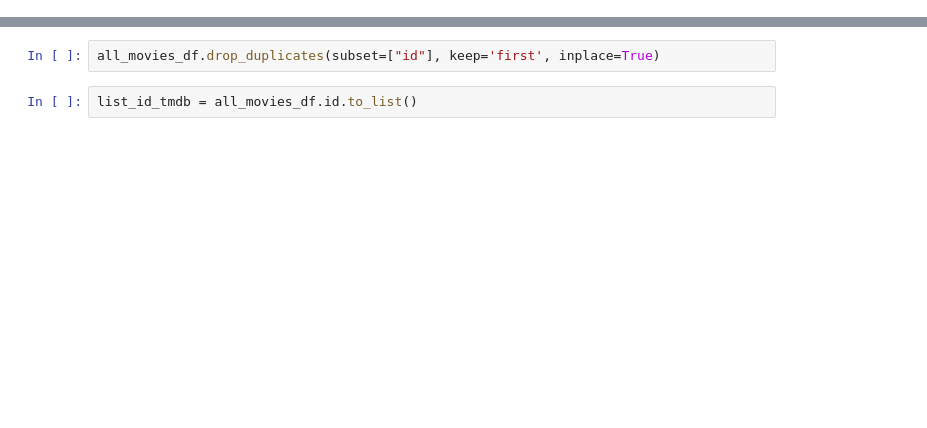
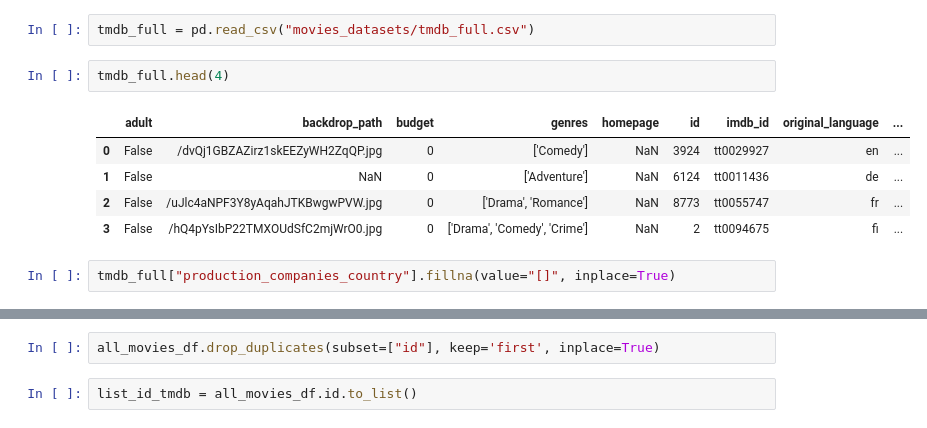
Before and after one commit to Morgan-DCL/project_2, a Jupyter notebook: api_tmdb.ipynb, the cells around one changed output, grey strips where cells are left out. Cells and saved outputs as stored; diff of their text form; blank space fills up the shorter version.

```diff
--- a/api_tmdb.ipynb
+++ b/api_tmdb.ipynb
@@ -6,0 +72,12 @@ pd.set_option('display.max_columns', None)
+# %%
+tmdb_full = pd.read_csv("movies_datasets/tmdb_full.csv")
+# %%
+tmdb_full.head(4)
+# %% [output]
+|  | adult | backdrop_path | budget | genres | homepage | id | imdb_id | original_language | ... |
+| 0 | False | /dvQj1GBZAZirz1skEEZyWH2ZqQP.jpg | 0 | ['Comedy'] | NaN | 3924 | tt0029927 | en | ... |
+| 1 | False | NaN | 0 | ['Adventure'] | NaN | 6124 | tt0011436 | de | ... |
+| 2 | False | /uJlc4aNPF3Y8yAqahJTKBwgwPVW.jpg | 0 | ['Drama', 'Romance'] | NaN | 8773 | tt0055747 | fr | ... |
+| 3 | False | /hQ4pYsIbP22TMXOUdSfC2mjWrO0.jpg | 0 | ['Drama', 'Comedy', 'Crime'] | NaN | 2 | tt0094675 | fi | ... |
+# %%
+tmdb_full["production_companies_country"].fillna(value="[]", inplace=True)
```
Also changed, not shown: parts of 19 cells of this notebook, 6 other files.
